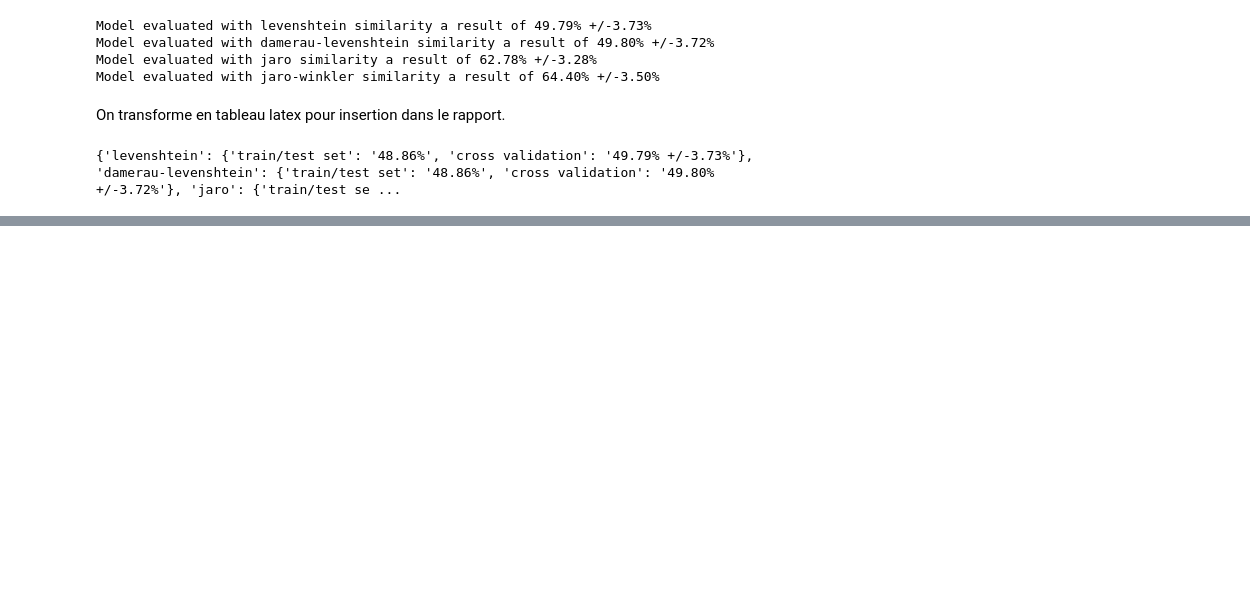
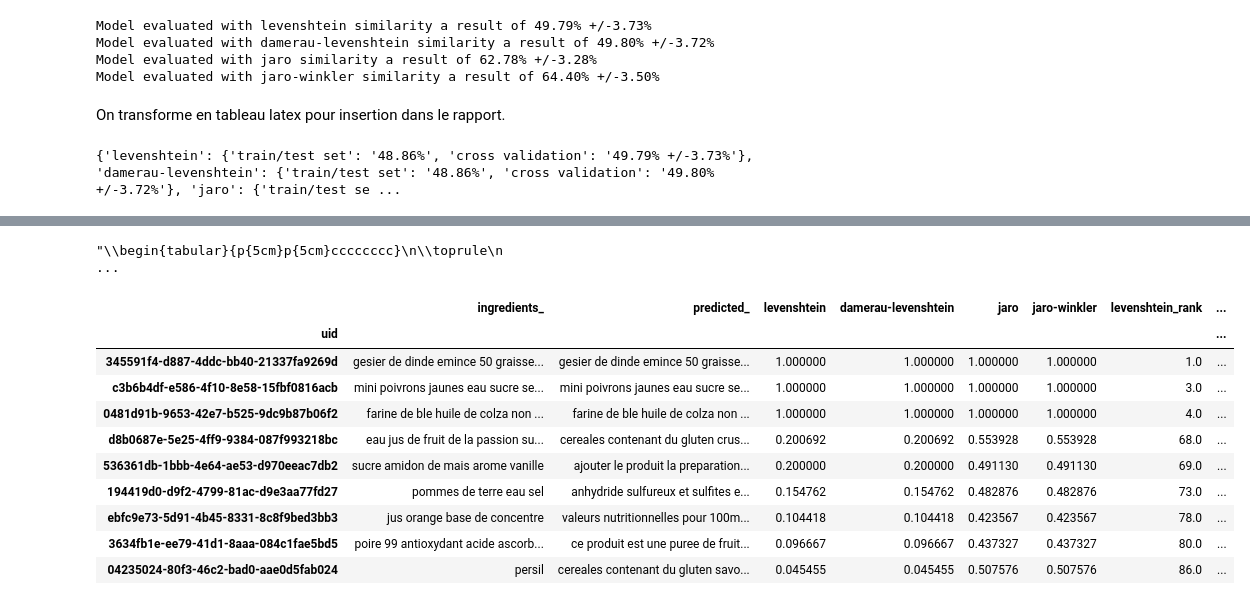
Before and after one commit to UltraDiuve/PIM-Recognizer, a Jupyter notebook: report/notebooks/Performance_measurement.ipynb, the cells around one changed output, grey strips where cells are left out. Drawn from its saved outputs; the diff is of its cells as text; code cells hidden in the pictures; blank space fills up the shorter version.

Commit message:
more work on similarity illustration

```diff
--- a/report/notebooks/Performance_measurement.ipynb
+++ b/report/notebooks/Performance_measurement.ipynb
@@ -439,0 +448,11 @@ labs = {'levenshtein': 'Levenshtein',
+# %%
+# building the dataframe
+y_pred = model.predict(test['blocks']).rename('predicted')
+comp_df = pd.concat([test['ingredients'].fillna(''), y_pred], axis=1)
+processed_df = comp_df.applymap(build_text_processor())
+
+# computing similarities and ranks
+sim_funcs = {sim: partial(text_similarity, similarity=sim) for sim in similarity_kinds}
+for sim in similarity_kinds:
+    processed_df[sim] = processed_df.apply(lambda x: sim_funcs[sim](x['ingredients'], x['predicted']), axis=1)
+    processed_df[sim + '_rank'] = processed_df[sim].rank(axis=0, method='first', ascending=False)
@@ -439,0 +489,50 @@ labs = {'levenshtein': 'Levenshtein',
+# %%
+# outputing to latex
+with pd.option_context("max_colwidth", 100000):
+    tex_str = (processed_df.sort_values('levenshtein_rank')
+                           .loc[(processed_df['ingredients'] != '') &
+                                (processed_df['predicted'] != '') &
+                                (processed_df['predicted'].apply(len) <=300)]
+                           .join(comp_df, lsuffix='_')
+                           .iloc[np.r_[0:3, 50:53, -3:0]]
+                           .to_latex(columns=['ingredients', 'predicted', 'levenshtein', 'levenshtein_rank',
+                                              'damerau-levenshtein', 'damerau-levenshtein_rank', 'jaro',
+                                              'jaro_rank', 'jaro-winkler', 'jaro-winkler_rank'],
+                                     index=False,
+                                     column_format='p{5cm}p{5cm}cccccccc',
+                                     formatters={'levenshtein': lambda x: f'{x:.2%}',
+                                                 'levenshtein_rank': lambda x: f'{x:1.0f}',
+                                                 'damerau-levenshtein': lambda x: f'{x:.2%}',
+                                                 'damerau-levenshtein_rank': lambda x: f'{x:1.0f}',
+                                                 'jaro': lambda x: f'{x:.2%}',
+                                                 'jaro_rank': lambda x: f'{x:1.0f}',
+                                                 'jaro-winkler': lambda x: f'{x:.2%}',
+                                                 'jaro-winkler_rank': lambda x: f'{x:1.0f}'},
+                                     header=["Listes d'ingrédients cibles", "Listes d'ingrédients prédites",
+                                             'Lev', 'rang', 'Dam-Lev', 'rang', 'Jaro', 'rang', 'Jaro-Win', 'rang'],
+                                     na_rep = '<rien>',
+                                    )
+    ).replace(r'\textbackslash n', r' \newline ').replace(r'\\', r'\\ \hline')
+
+tex_str
+# %% [output]
+"\\begin{tabular}{p{5cm}p{5cm}cccccccc}\n\\toprule\n                                                                                                                                                     ...
+# %%
+(processed_df.sort_values('levenshtein_rank')
+             .loc[(processed_df['ingredients'] != '') & (processed_df['predicted'] != '')
+                  & (processed_df['predicted'].apply(len) <=300)]
+             .join(comp_df, lsuffix='_')
+             .iloc[np.r_[0:3, 50:53, -3:0]]
+)
+# %% [output]
+|  | ingredients_ | predicted_ | levenshtein | damerau-levenshtein | jaro | jaro-winkler | levenshtein_rank | ... |
+| uid |  |  |  |  |  |  |  | ... |
+| 345591f4-d887-4ddc-bb40-21337fa9269d | gesier de dinde emince 50 graisse... | gesier de dinde emince 50 graisse... | 1.000000 | 1.000000 | 1.000000 | 1.000000 | 1.0 | ... |
+| c3b6b4df-e586-4f10-8e58-15fbf0816acb | mini poivrons jaunes eau sucre se... | mini poivrons jaunes eau sucre se... | 1.000000 | 1.000000 | 1.000000 | 1.000000 | 3.0 | ... |
+| 0481d91b-9653-42e7-b525-9dc9b87b06f2 | farine de ble huile de colza non ... | farine de ble huile de colza non ... | 1.000000 | 1.000000 | 1.000000 | 1.000000 | 4.0 | ... |
+| d8b0687e-5e25-4ff9-9384-087f993218bc | eau jus de fruit de la passion su... | cereales contenant du gluten crus... | 0.200692 | 0.200692 | 0.553928 | 0.553928 | 68.0 | ... |
+| 536361db-1bbb-4e64-ae53-d970eeac7db2 | sucre amidon de mais arome vanille | ajouter le produit la preparation... | 0.200000 | 0.200000 | 0.491130 | 0.491130 | 69.0 | ... |
+| 194419d0-d9f2-4799-81ac-d9e3aa77fd27 | pommes de terre eau sel | anhydride sulfureux et sulfites e... | 0.154762 | 0.154762 | 0.482876 | 0.482876 | 73.0 | ... |
+| ebfc9e73-5d91-4b45-8331-8c8f9bed3bb3 | jus orange base de concentre | valeurs nutritionnelles pour 100m... | 0.104418 | 0.104418 | 0.423567 | 0.423567 | 78.0 | ... |
+| 3634fb1e-ee79-41d1-8aaa-084c1fae5bd5 | poire 99 antioxydant acide ascorb... | ce produit est une puree de fruit... | 0.096667 | 0.096667 | 0.437327 | 0.437327 | 80.0 | ... |
+| 04235024-80f3-46c2-bad0-aae0d5fab024 | persil | cereales contenant du gluten savo... | 0.045455 | 0.045455 | 0.507576 | 0.507576 | 86.0 | ... |
```
Also changed, not shown: parts of 6 cells of this notebook, 1 other file.
